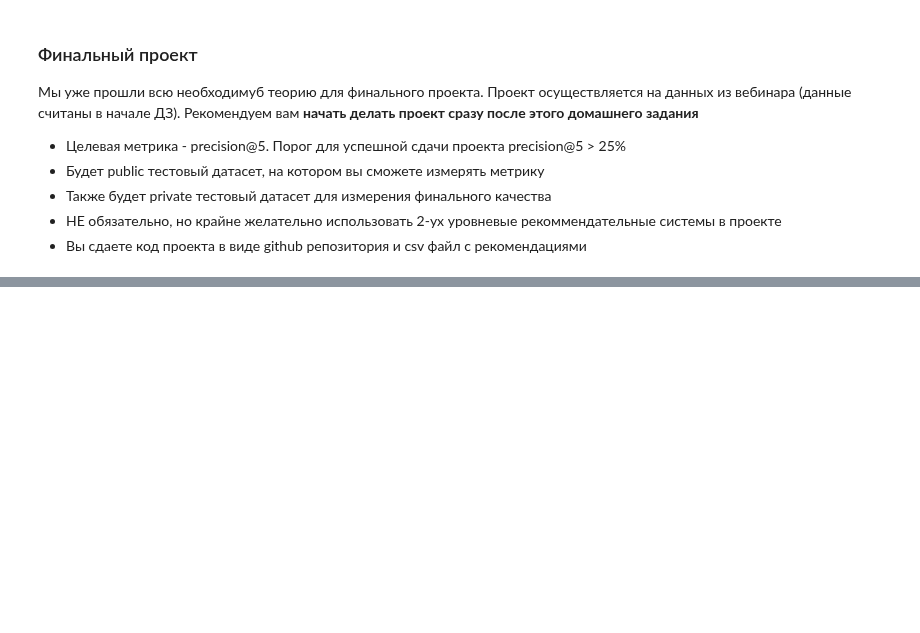
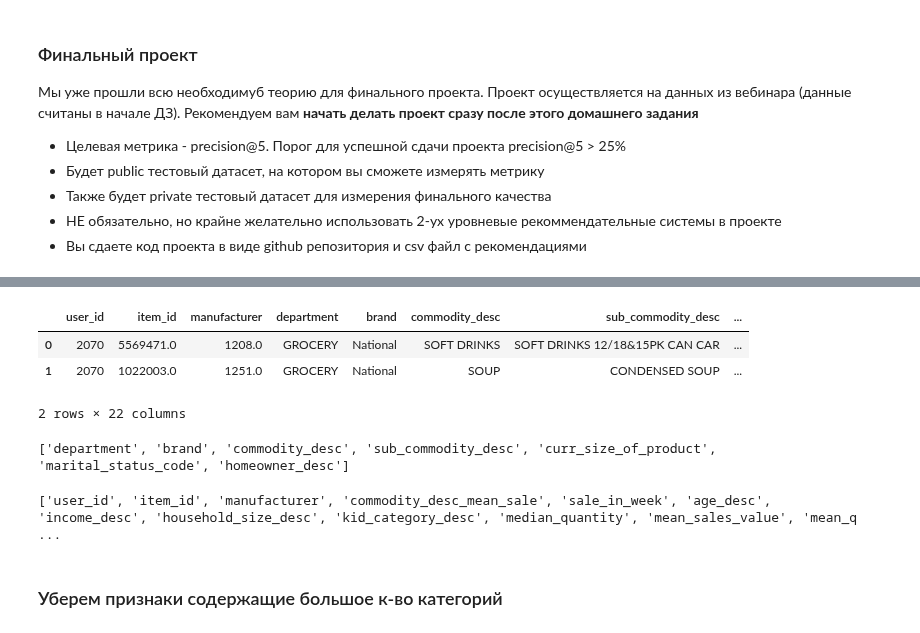
Before and after one commit to evelisko/GB_RegSys, a Jupyter notebook: Curs_Project/curs_project.ipynb, the cells around one changed output, grey strips where cells are left out. Saved outputs shown, nothing was run; the diff lists cells and outputs as text; code cells hidden in the pictures; blank space fills up the shorter version.

```diff
--- a/Curs_Project/curs_project.ipynb
+++ b/Curs_Project/curs_project.ipynb
@@ -22,0 +269,33 @@
+# %%
+# Средняя стоимость товара в категории.
+
+item_price = item_features_temp.groupby(['item_id','commodity_desc'])['sales_value'].mean().reset_index()
+item_price.columns= ['item_id','commodity_desc','sales_value']
+commoditys_desc = item_price['commodity_desc'].unique()
+
+item_price['commodity_desc_mean_sale']=np.NaN
+
+for commodity_desc in commoditys_desc:
+    mean_value = item_price.loc[(item_price['commodity_desc']==commodity_desc),'sales_value'].mean()
+    item_price.loc[(item_price['commodity_desc']==commodity_desc),'commodity_desc_mean_sale'] = mean_value
+
+item_price.loc[(item_price['commodity_desc']=='NO COMMODITY DESCRIPTION'),'sales_value']
+
+item_features = item_features.merge(item_price[['item_id','commodity_desc_mean_sale']], on='item_id',how='left')
+# %%
+# К-во покупок в неделю.
+quantity_count = item_features_temp.groupby(['item_id'])['quantity'].sum().reset_index()
+
+quantity_count.columns = ['item_id','quantity']
+
+quantity_in_week = item_features_temp.groupby(['item_id'])['week_no'].unique().reset_index()
+
+quantity_in_week.columns = ['item_id','weeks']
+
+quantity_in_week['weeks_count'] = quantity_in_week['weeks'].apply(lambda x: len(x))
+
+quantity_in_week['sale_in_week'] = quantity_count['quantity']/quantity_in_week['weeks_count']
+
+item_features = item_features.merge(quantity_in_week[['item_id','sale_in_week']], on='item_id',how='left')
+# %%
+recommender = MainRecommender(data_train_lvl_1)
@@ -22,0 +409,2 @@
+# %%
+X_train, y_train = perpare_lvl2_1(data_train_lvl_2, data_train_lvl_1, recommender,item_features, user_features, N=N)
@@ -22,0 +413,7 @@
+# %%
+X_train.head(2)
+# %% [output]
+|  | user_id | item_id | manufacturer | department | brand | commodity_desc | sub_commodity_desc | ... |
+| 0 | 2070 | 5569471.0 | 1208.0 | GROCERY | National | SOFT DRINKS | SOFT DRINKS 12/18&15PK CAN CAR | ... |
+| 1 | 2070 | 1022003.0 | 1251.0 | GROCERY | National | SOUP | CONDENSED SOUP | ... |
+2 rows × 22 columns
@@ -22,0 +429,10 @@
+# %%
+print(categorical)
+# %% [output]
+['department', 'brand', 'commodity_desc', 'sub_commodity_desc', 'curr_size_of_product', 'marital_status_code', 'homeowner_desc']
+# %%
+print(numerical)
+# %% [output]
+['user_id', 'item_id', 'manufacturer', 'commodity_desc_mean_sale', 'sale_in_week', 'age_desc', 'income_desc', 'household_size_desc', 'kid_category_desc', 'median_quantity', 'mean_sales_value', 'mean_q ...
+# %% [markdown]
+### Уберем признаки содержащие большое к-во категорий
```
Also changed, not shown: parts of 64 cells of this notebook, 3 other files.
